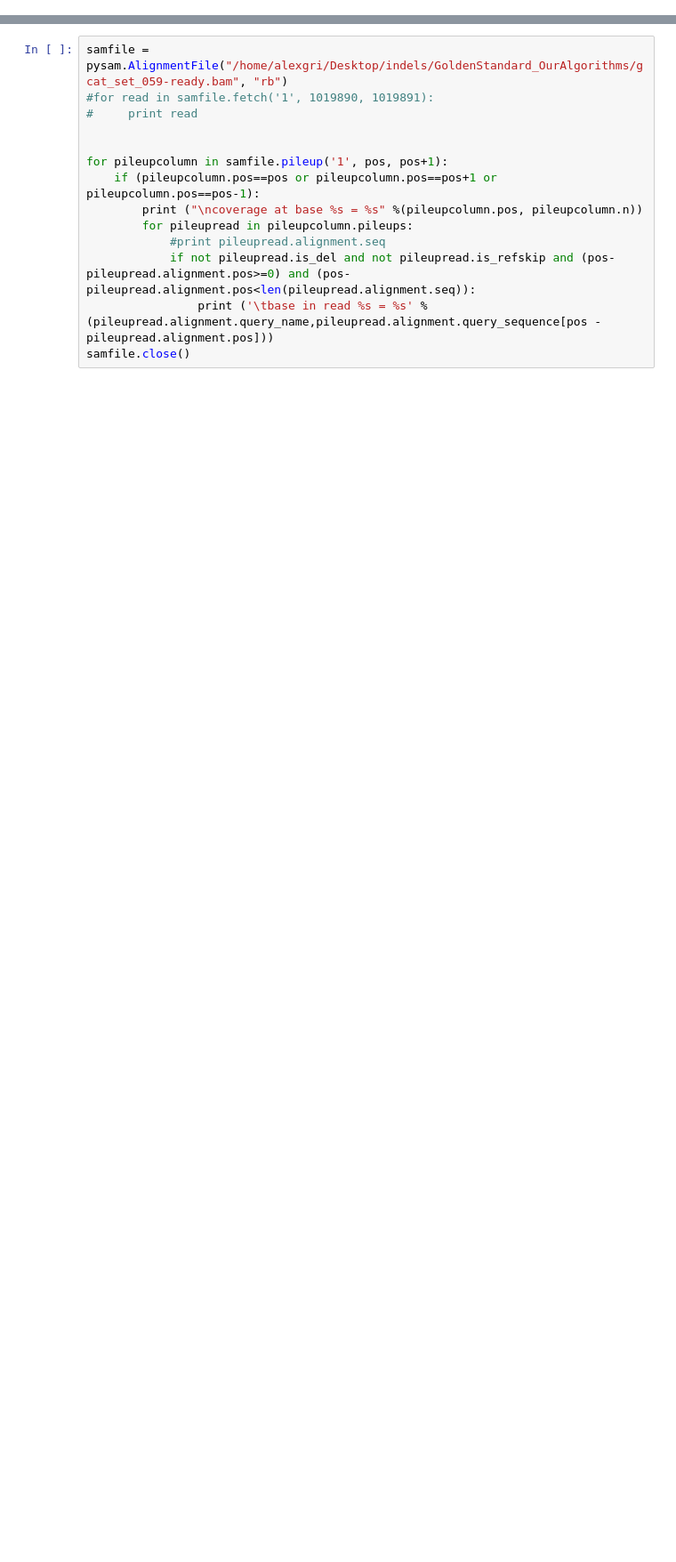
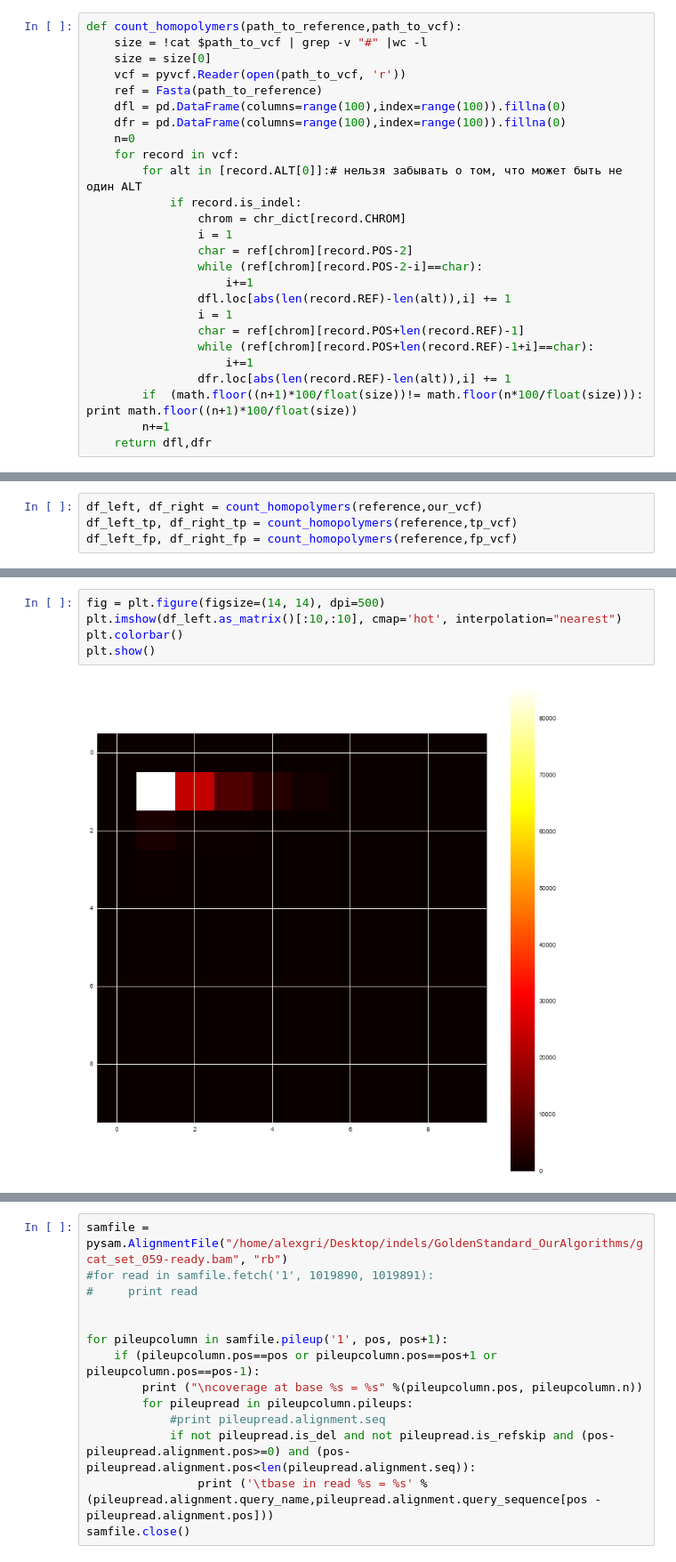
Before and after one commit to AlexanderGri/Graduate-work, a Jupyter notebook: Feature analysis.ipynb, the cells around one changed output, grey strips where cells are left out. Shown: that part at 89% size. Drawn from its saved outputs; the diff is of its cells as text; blank space fills up the shorter version.

```diff
--- a/Feature analysis.ipynb
+++ b/Feature analysis.ipynb
@@ -207,0 +215,26 @@ plt.show()
+# %%
+def count_homopolymers(path_to_reference,path_to_vcf):
+    size = !cat $path_to_vcf | grep -v "#" |wc -l
+    size = size[0]
+    vcf = pyvcf.Reader(open(path_to_vcf, 'r'))
+    ref = Fasta(path_to_reference)
+    dfl = pd.DataFrame(columns=range(100),index=range(100)).fillna(0)
+    dfr = pd.DataFrame(columns=range(100),index=range(100)).fillna(0)
+    n=0
+    for record in vcf:
+        for alt in [record.ALT[0]]:# нельзя забывать о том, что может быть не один ALT
+            if record.is_indel:
+                chrom = chr_dict[record.CHROM]
+                i = 1
+                char = ref[chrom][record.POS-2]
+                while (ref[chrom][record.POS-2-i]==char):
+                    i+=1
+                dfl.loc[abs(len(record.REF)-len(alt)),i] += 1
+                i = 1
+                char = ref[chrom][record.POS+len(record.REF)-1]
+                while (ref[chrom][record.POS+len(record.REF)-1+i]==char):
+                    i+=1
+                dfr.loc[abs(len(record.REF)-len(alt)),i] += 1
+        if  (math.floor((n+1)*100/float(size))!= math.floor(n*100/float(size))): print math.floor((n+1)*100/float(size))
+        n+=1
+    return dfl,dfr
@@ -207,0 +292,4 @@ plt.show()
+# %%
+df_left, df_right = count_homopolymers(reference,our_vcf)
+df_left_tp, df_right_tp = count_homopolymers(reference,tp_vcf)
+df_left_fp, df_right_fp = count_homopolymers(reference,fp_vcf)
@@ -207,0 +314,7 @@ plt.show()
+# %%
+fig = plt.figure(figsize=(14, 14), dpi=500)
+plt.imshow(df_left.as_matrix()[:10,:10], cmap='hot', interpolation="nearest")
+plt.colorbar()
+plt.show()
+# %% [output]
+[figure, added]
```
Also changed, not shown: parts of 45 cells of this notebook.
